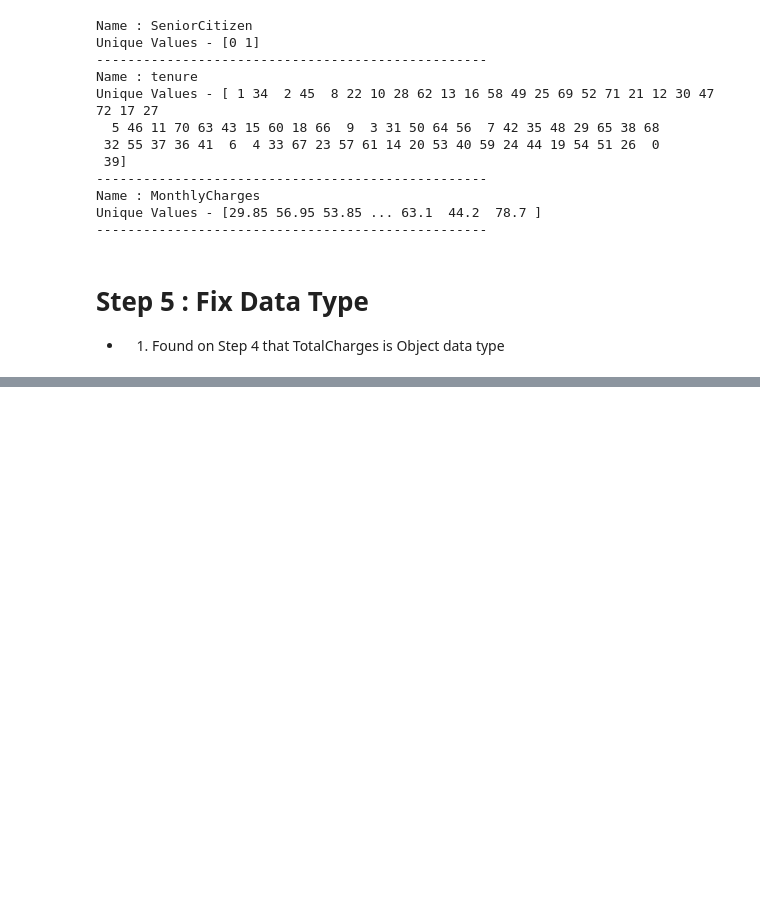
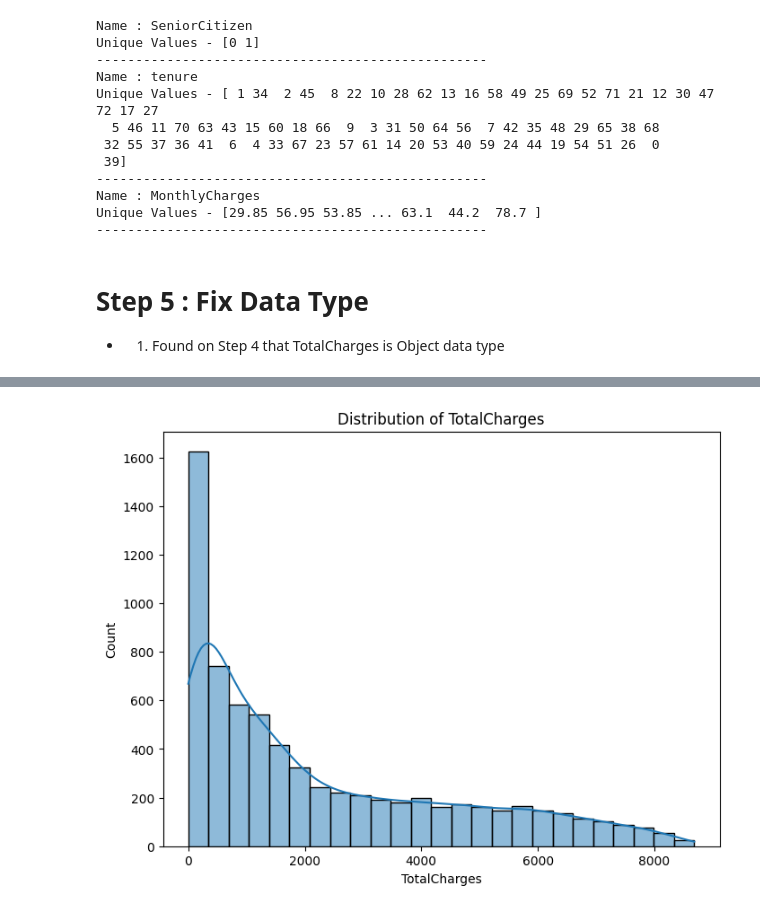
Before and after one commit to Sufiyan1637/Churn_Prediction, a Jupyter notebook: Churn_Prediction.ipynb, the cells around one changed output, grey strips where cells are left out. Saved outputs shown, nothing was run; the diff lists cells and outputs as text; code cells hidden in the pictures; blank space fills up the shorter version.

```diff
--- a/Churn_Prediction.ipynb
+++ b/Churn_Prediction.ipynb
@@ -163,0 +226,4 @@ df["TotalCharges"] = df['TotalCharges'].astype(float)
+# %%
+plot_histogram(df, "TotalCharges")
+# %% [output]
+[figure, added]
```
Also changed, not shown: parts of 12 cells of this notebook.
